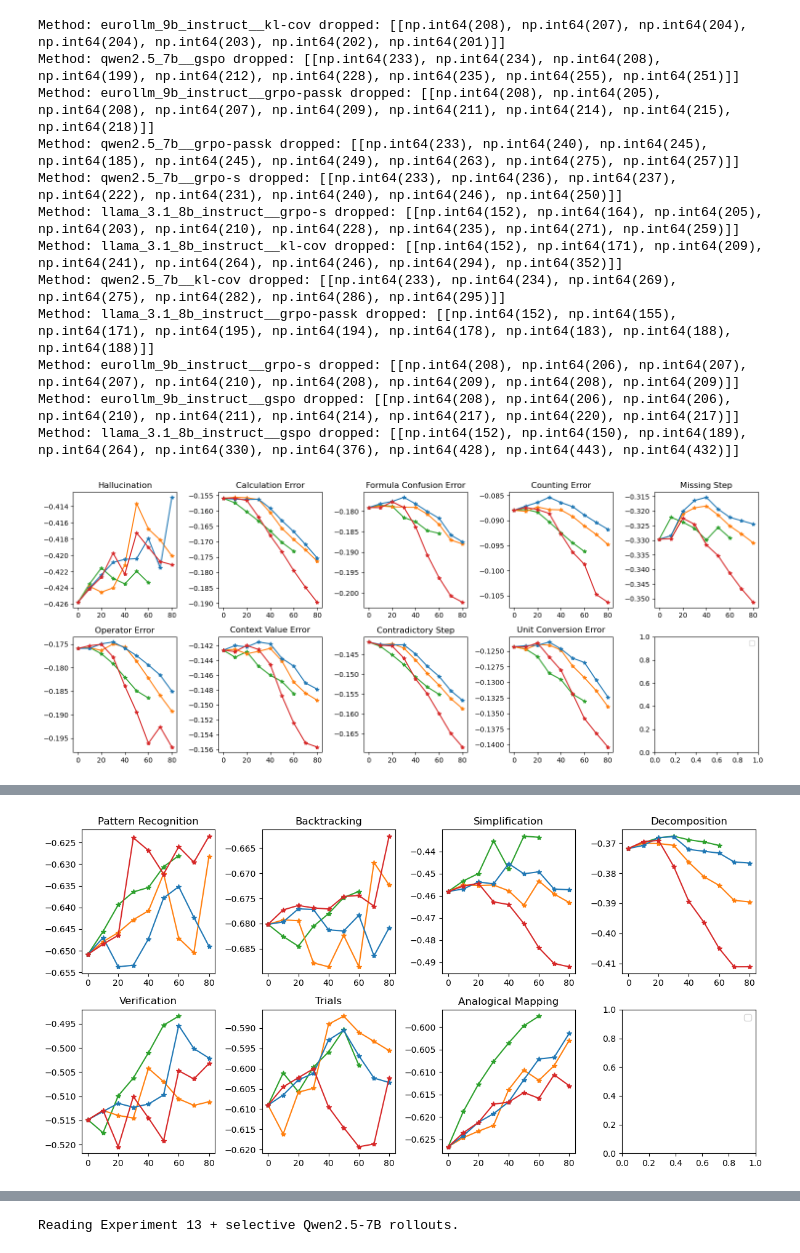
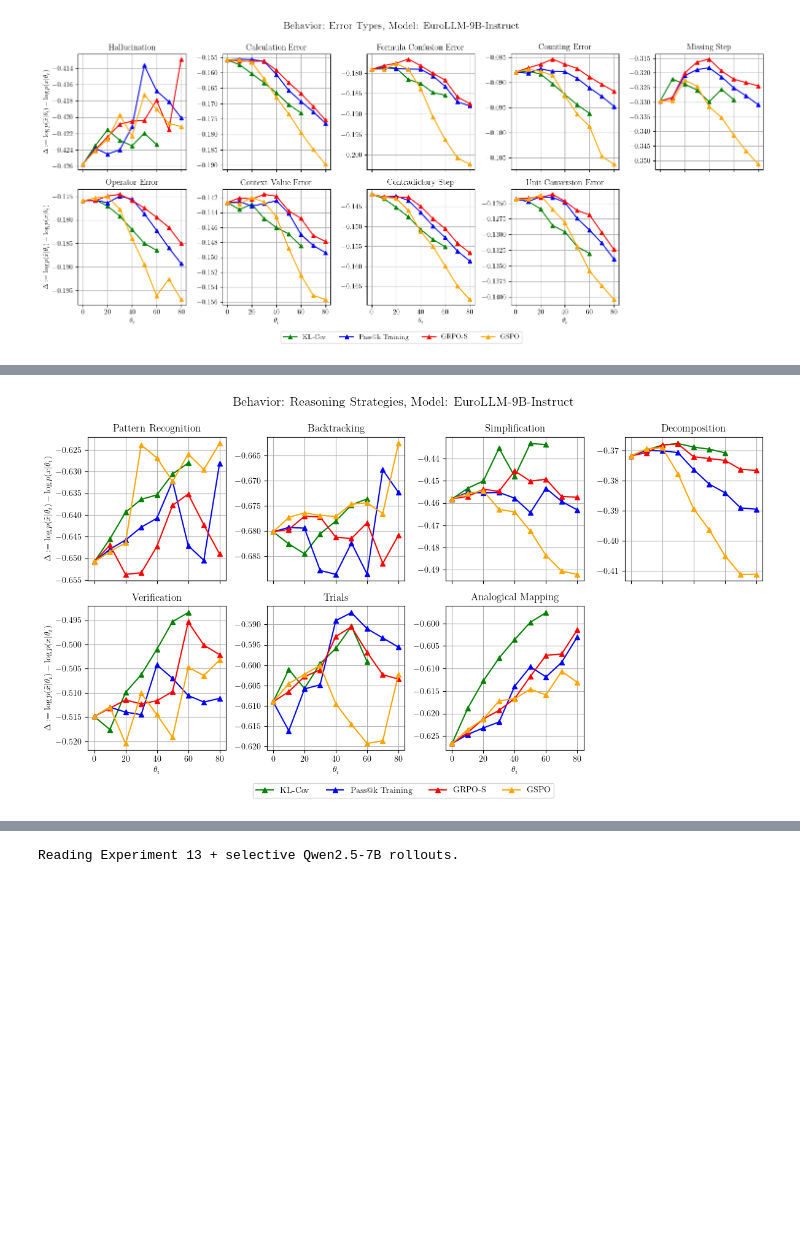
Before and after one commit to rfechner/verl, a Jupyter notebook: workspace/plots/exp13_deltas.ipynb, the cells around one changed output, grey strips where cells are left out. Drawn from its saved outputs; the diff is of its cells as text; code cells hidden in the pictures; blank space fills up the shorter version.

Commit message:
new plots

```diff
--- a/workspace/plots/exp13_deltas.ipynb
+++ b/workspace/plots/exp13_deltas.ipynb
@@ -7,2 +9,10 @@ import pickle
 # %%
 delta_plotdir = "/u/rfechner/verl/plots/deltas"
+
+# Enable LaTeX for all text
+plt.rcParams.update({
+    "text.usetex": True,
+    "font.family": "serif",
+    "font.serif": ["Computer Modern Roman"],
+    "mathtext.fontset": "cm",
+})
@@ -143,48 +158,41 @@ models, methods = set(models), set(methods)
 # %%
 import matplotlib.pyplot as plt
 from math import ceil
-method_color_mapper = {
-    k : color for k, color in zip(methods, plt.get_cmap("tab10").colors)
-}
-model_marker_mapper = {
-    m : marker for m, marker in zip(models, ['*', '+', '^', 'o'])
-}
-
-def plot_helper(data):
+def plot_helper(data, taxonomy : str):
     categories = list(data.keys())
     nrows, ncols = 2, ceil(len(categories) / 2)
-    fig, axes = plt.subplots(nrows=nrows, ncols=ncols, figsize=(3*ncols, 3*nrows))
-
-    for ax, (category, model_method_dict) in zip(axes.flatten(), data.items()):
+    fig, axes = plt.subplots(nrows=nrows, ncols=ncols, figsize=(3*ncols, 3*nrows), sharex=True)
+    axes = axes.flatten()
+    for i, ax, (category, model_method_dict) in zip(range(len(axes)), axes, data.items()):
 
         # plot for current category
         for model_method, values in model_method_dict.items():
             model, method = model_method.split('__')
             color, marker = method_color_mapper[method], model_marker_mapper[model]
             xs = np.arange(len(values)) * 10
-            ax.plot(xs, values, marker=marker, color=color, label=f'Model: {model}, Method: {method}')
+            ax.plot(xs, values, marker=marker, color=color, label=f'{method_name_mapper[method]}')
         ax.set_title(category)
+        ax.grid(True)
+        if i % ncols == 0:
+            ax.set_ylabel(r"$\Delta := \log p(\tilde x | \theta_i) - \log p(x| \theta_i)$")
+        if i >= ncols:
+            ax.set_xlabel(r"$\theta_i$")
+    for empty_ax in axes[len(categories):]:
+        empty_ax.axis('off')
 
-    plt.legend()
+    handles, labels = axes[0].get_legend_handles_labels()
+    fig.legend(handles, labels, loc="lower center",
+        ncol=4,
+        frameon=True,
+        bbox_to_anchor=(0.5, -0.05))
     plt.tight_layout()
-    plt.show()
+    plt.suptitle(f"Behavior: {taxonomy_name_mapper[taxonomy]}, Model: {model_name_mapper[model]}", y=1.05, fontsize=15)
+    #plt.show()
 # %%
 binned = binnings_old(deltas)
 for model in models:
     processed = preprocess(binned, models=[model])
     for taxonomy, data in processed.items():
-        plot_helper(data)
+        plot_helper(data, taxonomy=taxonomy)
 # %% [output]
-Method: eurollm_9b_instruct__kl-cov dropped: [[np.int64(208), np.int64(207), np.int64(204), np.int64(204), np.int64(203), np.int64(202), np.int64(201)]]
-Method: qwen2.5_7b__gspo dropped: [[np.int64(233), np.int64(234), np.int64(208), np.int64(199), np.int64(212), np.int64(228), np.int64(235), np.int64(255), np.int64(251)]]
-Method: eurollm_9b_instruct__grpo-passk dropped: [[np.int64(208), np.int64(205), np.int64(208), np.int64(207), np.int64(209), np.int64(211), np.int64(214), np.int64(215), np.int64(218)]]
-Method: qwen2.5_7b__grpo-passk dropped: [[np.int64(233), np.int64(240), np.int64(245), np.int64(185), np.int64(245), np.int64(249), np.int64(263), np.int64(275), np.int64(257)]]
-Method: qwen2.5_7b__grpo-s dropped: [[np.int64(233), np.int64(236), np.int64(237), np.int64(222), np.int64(231), np.int64(240), np.int64(246), np.int64(250)]]
-Method: llama_3.1_8b_instruct__grpo-s dropped: [[np.int64(152), np.int64(164), np.int64(205), np.int64(203), np.int64(210), np.int64(228), np.int64(235), np.int64(271), np.int64(259)]]
-Method: llama_3.1_8b_instruct__kl-cov dropped: [[np.int64(152), np.int64(171), np.int64(209), np.int64(241), np.int64(264), np.int64(246), np.int64(294), np.int64(352)]]
-Method: qwen2.5_7b__kl-cov dropped: [[np.int64(233), np.int64(234), np.int64(269), np.int64(275), np.int64(282), np.int64(286), np.int64(295)]]
-Method: llama_3.1_8b_instruct__grpo-passk dropped: [[np.int64(152), np.int64(155), np.int64(171), np.int64(195), np.int64(194), np.int64(178), np.int64(183), np.int64(188), np.int64(188)]]
-Method: eurollm_9b_instruct__grpo-s dropped: [[np.int64(208), np.int64(206), np.int64(207), np.int64(207), np.int64(210), np.int64(208), np.int64(209), np.int64(208), np.int64(209)]]
-Method: eurollm_9b_instruct__gspo dropped: [[np.int64(208), np.int64(206), np.int64(206), np.int64(210), np.int64(211), np.int64(214), np.int64(217), np.int64(220), np.int64(217)]]
-Method: llama_3.1_8b_instruct__gspo dropped: [[np.int64(152), np.int64(150), np.int64(189), np.int64(264), np.int64(330), np.int64(376), np.int64(428), np.int64(443), np.int64(432)]]
-[figure, old version]
+[figure, new version]
@@ -192 +200 @@ Method: llama_3.1_8b_instruct__gspo dropped: [[np.int64(152), np.int64(150), np.
-[figure, old version]
+[figure, new version]
```
Also changed, not shown: parts of 10 cells of this notebook, 35 other files.
